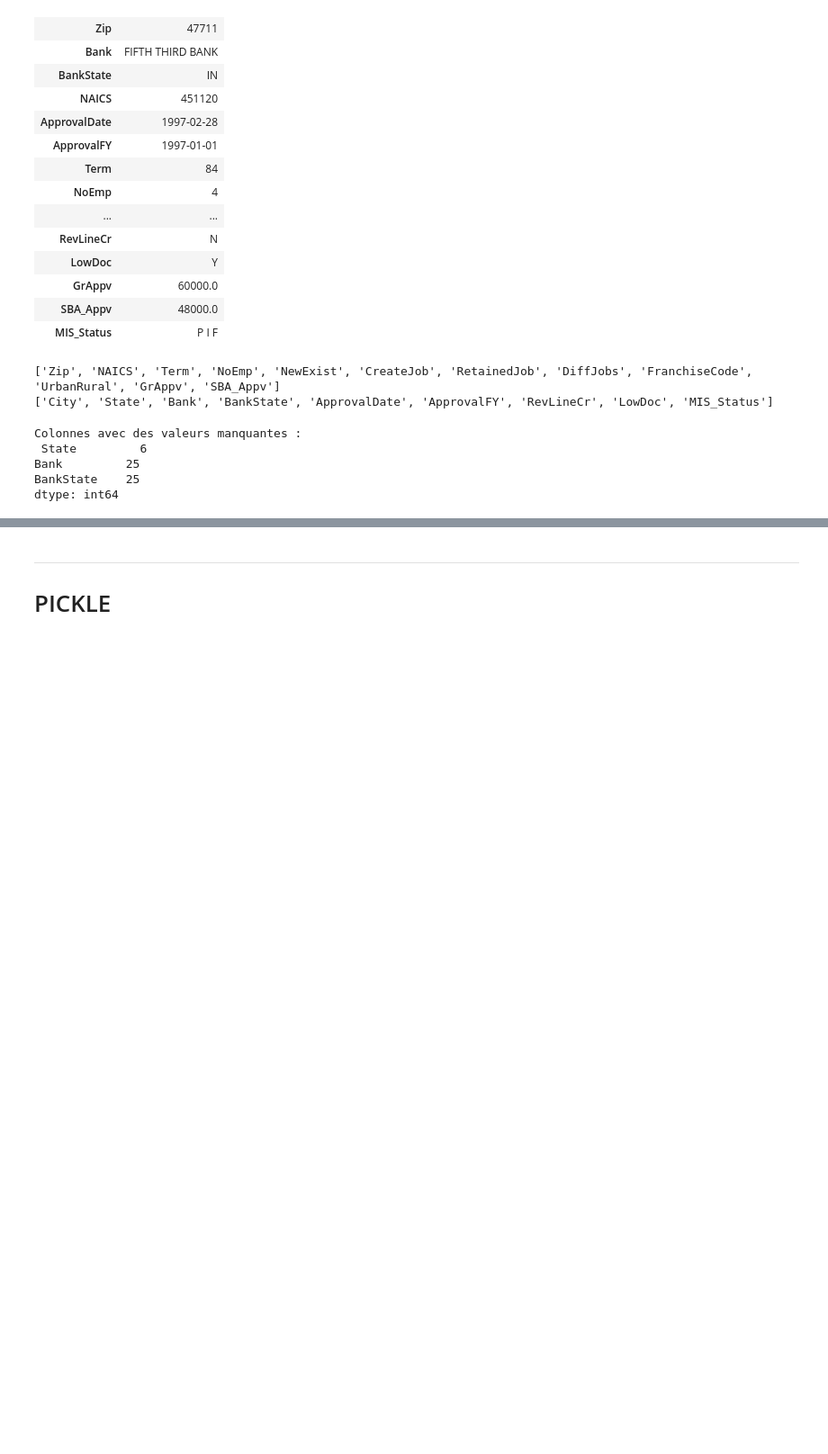
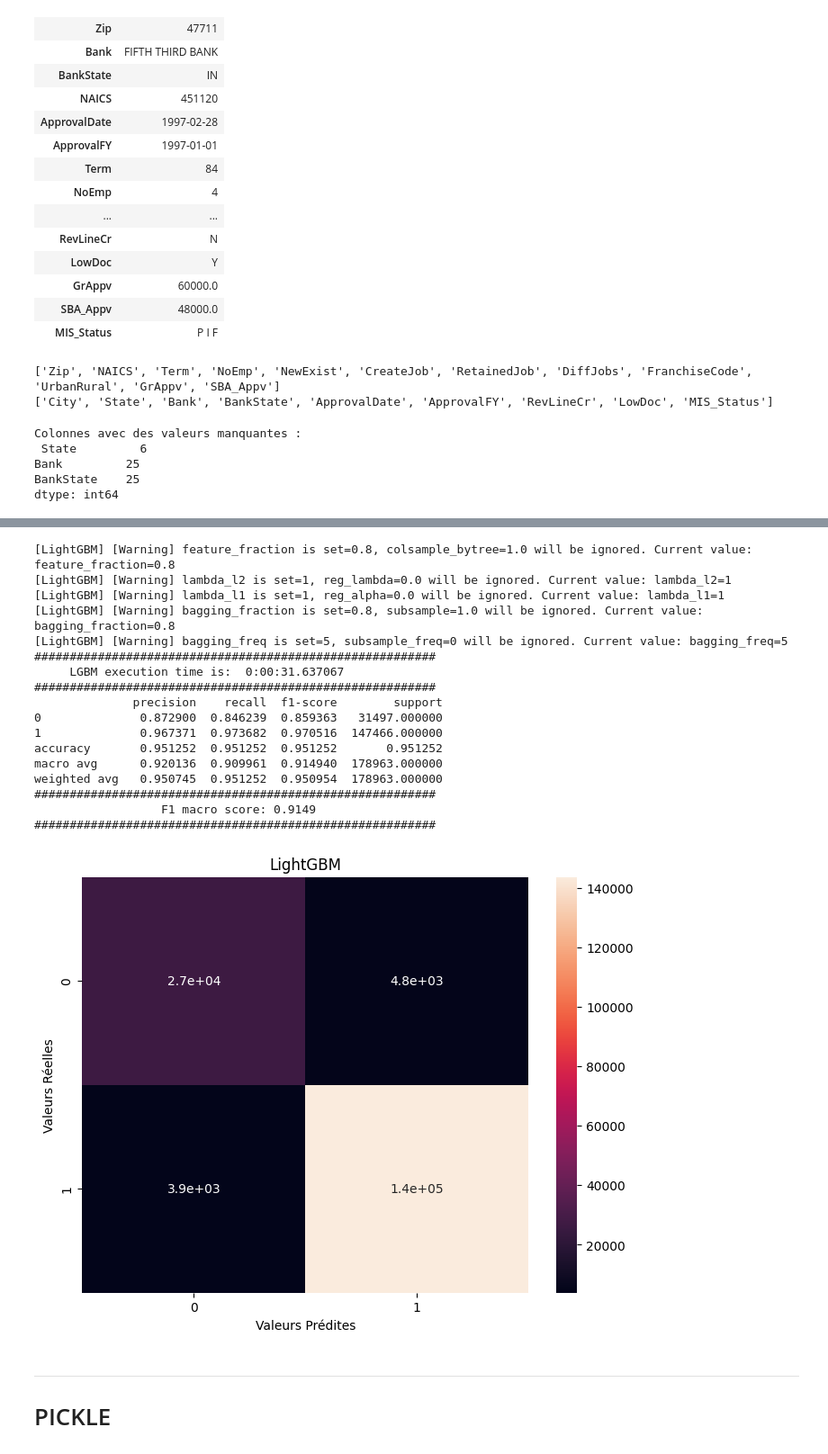
Before and after one commit to ChristianPRO1982/Projet_US_SBA, a Jupyter notebook: ML/03-LGBM.ipynb, the cells around one changed output, grey strips where cells are left out. Shown at 90% size. Cells and saved outputs as stored; diff of their text form; code cells hidden in the pictures; blank space fills up the shorter version.

```diff
--- a/ML/03-LGBM.ipynb
+++ b/ML/03-LGBM.ipynb
@@ -251,0 +326,42 @@ weighted avg   0.951202  0.951789  0.951429  44741.000000
+# %%
+#Prediction on test data
+y_pred_lgbm=pipeline.predict(X_test)
+
+if grid_search_bool == False:
+    plt.figure(figsize=(8, 6))
+    cm_lgbm = confusion_matrix(y_test, y_pred_lgbm)
+    sns.heatmap(cm_lgbm, annot=True)
+    plt.title("LightGBM")
+    plt.xlabel('Valeurs Prédites')
+    plt.ylabel('Valeurs Réelles')
+
+    ################
+    #SUMMARY
+    report = classification_report(y_test, y_pred_lgbm, output_dict=True)
+    df_report = pd.DataFrame(report)
+    print("#########################################################")
+    print("     LGBM execution time is: ", execution_time_lgbm)
+    print("#########################################################")
+    print(df_report.T)
+    print("#########################################################")
+    print("                  F1 macro score:", round(report["macro avg"]["f1-score"], 4))
+    print("#########################################################")
+# %% [output]
+[LightGBM] [Warning] feature_fraction is set=0.8, colsample_bytree=1.0 will be ignored. Current value: feature_fraction=0.8
+[LightGBM] [Warning] lambda_l2 is set=1, reg_lambda=0.0 will be ignored. Current value: lambda_l2=1
+[LightGBM] [Warning] lambda_l1 is set=1, reg_alpha=0.0 will be ignored. Current value: lambda_l1=1
+[LightGBM] [Warning] bagging_fraction is set=0.8, subsample=1.0 will be ignored. Current value: bagging_fraction=0.8
+[LightGBM] [Warning] bagging_freq is set=5, subsample_freq=0 will be ignored. Current value: bagging_freq=5
+#########################################################
+     LGBM execution time is:  0:00:31.637067
+#########################################################
+              precision    recall  f1-score        support
+0              0.872900  0.846239  0.859363   31497.000000
+1              0.967371  0.973682  0.970516  147466.000000
+accuracy       0.951252  0.951252  0.951252       0.951252
+macro avg      0.920136  0.909961  0.914940  178963.000000
+weighted avg   0.950745  0.951252  0.950954  178963.000000
+#########################################################
+                  F1 macro score: 0.9149
+#########################################################
+[figure, added]
```
Also changed, not shown: parts of 6 cells of this notebook, 2 other files.
